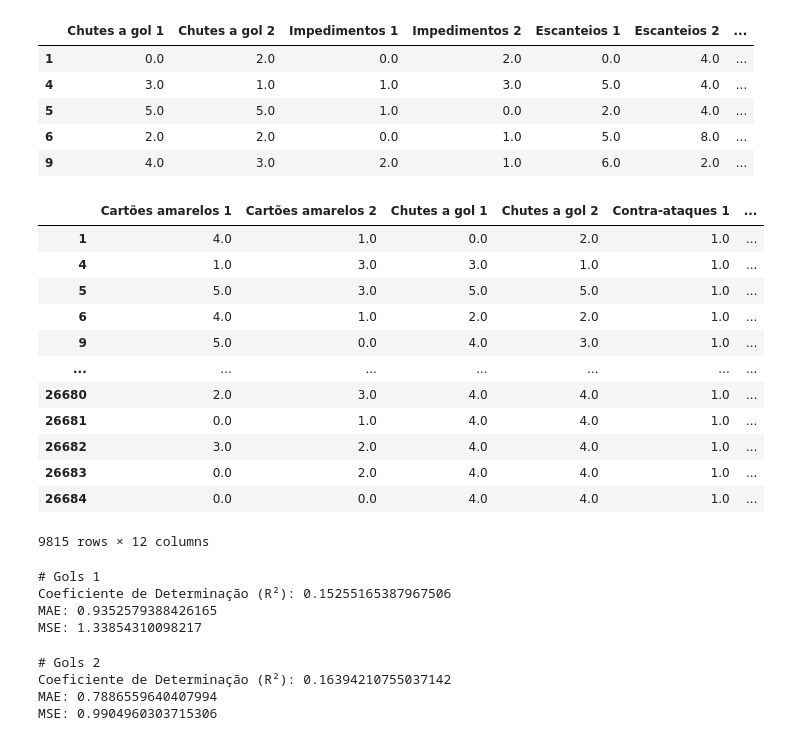
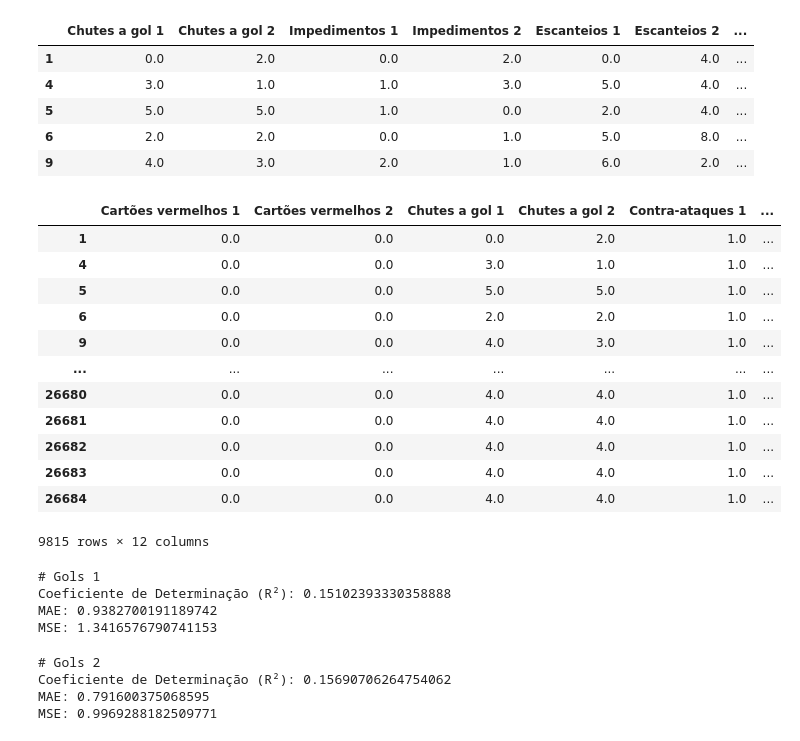
Before and after one commit to AntonioPedro04/PS-2025.1-Zurg, a Jupyter notebook: analise_exploratorio.ipynb, the cells around one changed output. Cells and saved outputs as stored; diff of their text form; code cells hidden in the pictures.

```diff
--- a/analise_exploratorio.ipynb
+++ b/analise_exploratorio.ipynb
@@ -615,44 +615,46 @@ Index(['Cartões amarelos 1', 'Cartões amarelos 2', 'Cartões vermelhos 1',
 | 6 | 2.0 | 2.0 | 0.0 | 1.0 | 5.0 | 8.0 | ... |
 | 9 | 4.0 | 3.0 | 2.0 | 1.0 | 6.0 | 2.0 | ... |
 # %%
-# Separa o dataframe para o modelo (df_final) e separam-se as colunas que serão utilizadas para as previsões
+# Separa o dataframe para o modelo (df_linearRegression) e separam-se as colunas que serão utilizadas para as previsões
 
-df_final = df_codificado.copy()
+df_linearRegression = df_codificado.copy()
 
-df_final['Diferenca_Gols'] = df_final['Gols 1']-df_final['Gols 2']
+df_linearRegression['Diferenca_Gols'] = df_linearRegression['Gols 1']-df_linearRegression['Gols 2']
 
 colunas_previsao_Gols_1 = ['Time1_codigo', 'Time2_codigo', 'Pos1_codigo', 'Pos2_codigo', 'Chutes a gol 1', 'Contra-ataques 1',
-                           'Posse 1(%)', 'Cartões amarelos 2','Posse 2(%)', 'Contra-ataques 2']
+                           'Posse 1(%)', 'Cartões vermelhos 2','Posse 2(%)', 'Contra-ataques 2']
 
 colunas_previsao_Gols_2 = ['Time1_codigo', 'Time2_codigo', 'Pos1_codigo', 'Pos2_codigo', 'Chutes a gol 2', 'Contra-ataques 2',
-                           'Posse 2(%)', 'Cartões amarelos 1', 'Posse 1(%)', 'Contra-ataques 1']
+                           'Posse 2(%)', 'Cartões vermelhos 1', 'Posse 1(%)', 'Contra-ataques 1']
 
 # Colunas candidatas: 'Cartões vermelhos 1', 'Cartões vermelhos 2',
 #                     'Defesas difíceis 1', 'Defesas difíceis 2'
 
+# Como a diferença de gols envolve os esforços opostos do Time 1 e Time 2, usa-se a união das
+# colunas usadas pra previsão de gols de cada
 colunas_previsao_Diferenca_Gols = np.union1d(colunas_previsao_Gols_1, colunas_previsao_Gols_2)
 #print(colunas_previsao_Diferenca_Gols)
 
-df_final[colunas_previsao_Diferenca_Gols]
+df_linearRegression[colunas_previsao_Diferenca_Gols]
 # %% [output]
-|  | Cartões amarelos 1 | Cartões amarelos 2 | Chutes a gol 1 | Chutes a gol 2 | Contra-ataques 1 | ... |
-| 1 | 4.0 | 1.0 | 0.0 | 2.0 | 1.0 | ... |
-| 4 | 1.0 | 3.0 | 3.0 | 1.0 | 1.0 | ... |
-| 5 | 5.0 | 3.0 | 5.0 | 5.0 | 1.0 | ... |
-| 6 | 4.0 | 1.0 | 2.0 | 2.0 | 1.0 | ... |
-| 9 | 5.0 | 0.0 | 4.0 | 3.0 | 1.0 | ... |
+|  | Cartões vermelhos 1 | Cartões vermelhos 2 | Chutes a gol 1 | Chutes a gol 2 | Contra-ataques 1 | ... |
+| 1 | 0.0 | 0.0 | 0.0 | 2.0 | 1.0 | ... |
+| 4 | 0.0 | 0.0 | 3.0 | 1.0 | 1.0 | ... |
+| 5 | 0.0 | 0.0 | 5.0 | 5.0 | 1.0 | ... |
+| 6 | 0.0 | 0.0 | 2.0 | 2.0 | 1.0 | ... |
+| 9 | 0.0 | 0.0 | 4.0 | 3.0 | 1.0 | ... |
 | ... | ... | ... | ... | ... | ... | ... |
-| 26680 | 2.0 | 3.0 | 4.0 | 4.0 | 1.0 | ... |
-| 26681 | 0.0 | 1.0 | 4.0 | 4.0 | 1.0 | ... |
-| 26682 | 3.0 | 2.0 | 4.0 | 4.0 | 1.0 | ... |
-| 26683 | 0.0 | 2.0 | 4.0 | 4.0 | 1.0 | ... |
+| 26680 | 0.0 | 0.0 | 4.0 | 4.0 | 1.0 | ... |
+| 26681 | 0.0 | 0.0 | 4.0 | 4.0 | 1.0 | ... |
+| 26682 | 0.0 | 0.0 | 4.0 | 4.0 | 1.0 | ... |
+| 26683 | 0.0 | 0.0 | 4.0 | 4.0 | 1.0 | ... |
 | 26684 | 0.0 | 0.0 | 4.0 | 4.0 | 1.0 | ... |
 9815 rows × 12 columns
 # %%
 ### Modelo de Regressão Linear para prever Gols 1
 
-X = df_final[colunas_previsao_Gols_1]
-y = df_final['Gols 1']
+X = df_linearRegression[colunas_previsao_Gols_1]
+y = df_linearRegression['Gols 1']
 
 # Separando X e y para treino e teste
 x_train, x_test, y_train, y_test = train_test_split(X, y, test_size=0.2, random_state=0)
@@ -665,25 +667,26 @@ lr_Gols_1.fit(x_train, y_train)
 
 # Verificando o resultado
 print("# Gols 1")
-r_sq = lr_Gols_1.score(X, y)
-print('Coeficiente de Determinação (R²):', r_sq)
+r_sq_Gols_1 = lr_Gols_1.score(X, y)
+print('Coeficiente de Determinação (R²):', r_sq_Gols_1)
 
 # Análise dos Erros
 # o erro absoluto médio se mostra mais adequado para ver a distância da
 # quantidade de gols prevista para a real
 y_pred = lr_Gols_1.predict(x_test)
-print('MAE:', metrics.mean_absolute_error(y_test, y_pred))
-print('MSE:', metrics.mean_squared_error(y_test, y_pred))
+MAE_Gols_1, MSE_Gols_1 = metrics.mean_absolute_error(y_test, y_pred), metrics.mean_squared_error(y_test, y_pred)
+print('MAE:', MAE_Gols_1)
+print('MSE:', MSE_Gols_1)
 # %% [output]
 # Gols 1
-Coeficiente de Determinação (R²): 0.15255165387967506
-MAE: 0.9352579388426165
-MSE: 1.33854310098217
+Coeficiente de Determinação (R²): 0.15102393330358888
+MAE: 0.9382700191189742
+MSE: 1.3416576790741153
 # %%
 ### Modelo de Regressão Linear para prever Gols 2
 
-X = df_final[colunas_previsao_Gols_2]
-y = df_final['Gols 2']
+X = df_linearRegression[colunas_previsao_Gols_2]
+y = df_linearRegression['Gols 2']
 
 # Separando X e y para treino e teste
 x_train, x_test, y_train, y_test = train_test_split(X, y, test_size=0.2, random_state=0)
@@ -696,20 +699,21 @@ lr_Gols_2.fit(x_train, y_train)
 
 # Verificando o resultado
 print("# Gols 2")
-r_sq = lr_Gols_2.score(X, y)
-print('Coeficiente de Determinação (R²):', r_sq)
+r_sq_Gols_2 = lr_Gols_2.score(X, y)
+print('Coeficiente de Determinação (R²):', r_sq_Gols_2)
 
 # Análise dos Erros
 # o erro absoluto médio se mostra mais adequado para ver a distância da
 # quantidade de gols prevista para a real
 y_pred = lr_Gols_2.predict(x_test)
-print('MAE:', metrics.mean_absolute_error(y_test, y_pred))
-print('MSE:', metrics.mean_squared_error(y_test, y_pred))
+MAE_Gols_2, MSE_Gols_2 = metrics.mean_absolute_error(y_test, y_pred), metrics.mean_squared_error(y_test, y_pred)
+print('MAE:', MAE_Gols_2)
+print('MSE:', MSE_Gols_2)
 # %% [output]
 # Gols 2
-Coeficiente de Determinação (R²): 0.16394210755037142
-MAE: 0.7886559640407994
-MSE: 0.9904960303715306
+Coeficiente de Determinação (R²): 0.15690706264754062
+MAE: 0.791600375068595
+MSE: 0.9969288182509771
 # %%
 ### Modelo de Regressão Linear para prever a Diferença de Gols (Gols 1 - Gols 2)
 
```
Also changed, not shown: parts of 3 cells of this notebook.
